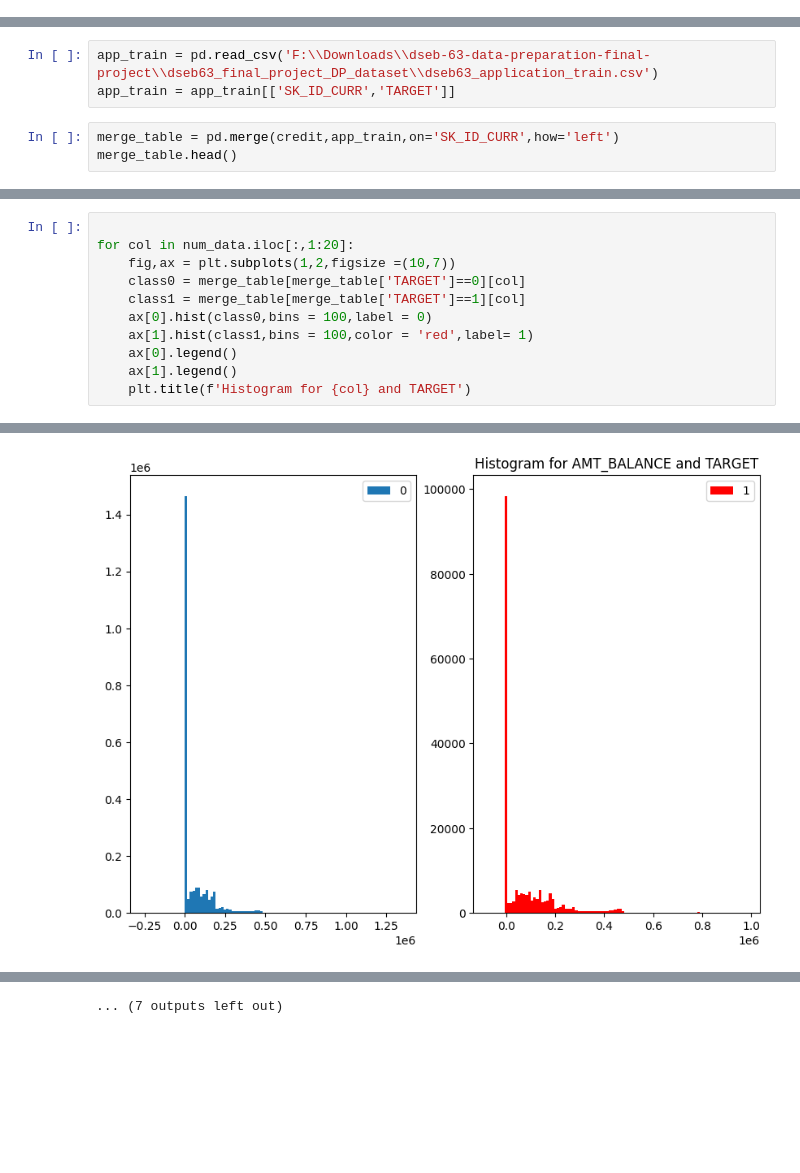
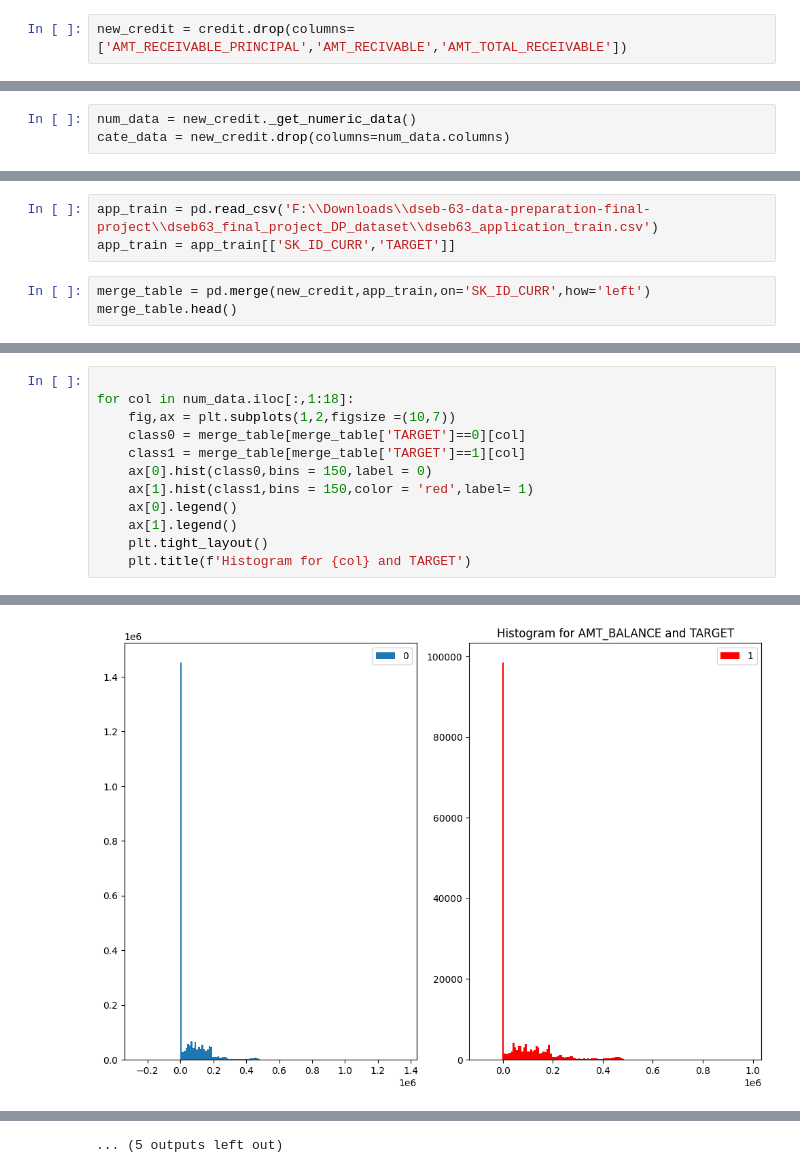
Before and after one commit to dunp7/Home-Default-Credit-Risk, a Jupyter notebook: Cleaning + EDA/Credit Card Balance.ipynb, the cells around one changed output, grey strips where cells are left out. Saved outputs shown, nothing was run; the diff lists cells and outputs as text; blank space fills up the shorter version.

```diff
--- a/Cleaning + EDA/Credit Card Balance.ipynb
+++ b/Cleaning + EDA/Credit Card Balance.ipynb
@@ -205,0 +206,2 @@ plt.show()
+# %%
+new_credit = credit.drop(columns=['AMT_RECEIVABLE_PRINCIPAL','AMT_RECIVABLE','AMT_TOTAL_RECEIVABLE'])
@@ -206,10 +217,13 @@ plt.show()
+# %%
+num_data = new_credit._get_numeric_data()
+cate_data = new_credit.drop(columns=num_data.columns)
 # %% [markdown]
 # EDA External
 # %%
 app_train = pd.read_csv('F:\\Downloads\\dseb-63-data-preparation-final-project\\dseb63_final_project_DP_dataset\\dseb63_application_train.csv')
 app_train = app_train[['SK_ID_CURR','TARGET']]
 # %%
-merge_table = pd.merge(credit,app_train,on='SK_ID_CURR',how='left')
+merge_table = pd.merge(new_credit,app_train,on='SK_ID_CURR',how='left')
 merge_table.head()
 # %% [output]
 |  | SK_ID_PREV | MONTHS_BALANCE | AMT_BALANCE | AMT_CREDIT_LIMIT_ACTUAL | AMT_DRAWINGS_ATM_CURRENT | ... |
@@ -234,13 +247,14 @@ Index(['SK_ID_PREV', 'MONTHS_BALANCE', 'AMT_BALANCE',
       dtype='object')
 # %%
 
-for col in num_data.iloc[:,1:20]:
+for col in num_data.iloc[:,1:18]:
     fig,ax = plt.subplots(1,2,figsize =(10,7))
     class0 = merge_table[merge_table['TARGET']==0][col]
     class1 = merge_table[merge_table['TARGET']==1][col]
-    ax[0].hist(class0,bins = 100,label = 0)
-    ax[1].hist(class1,bins = 100,color = 'red',label= 1)
+    ax[0].hist(class0,bins = 150,label = 0)
+    ax[1].hist(class1,bins = 150,color = 'red',label= 1)
     ax[0].legend()
     ax[1].legend()
+    plt.tight_layout()
     plt.title(f'Histogram for {col} and TARGET')
 # %% [output]
@@ -248 +262 @@ for col in num_data.iloc[:,1:20]:
-[figure, old version]
+[figure, new version]
@@ -259 +273 @@ for col in num_data.iloc[:,1:20]:
-... (7 outputs left out)
+... (5 outputs left out)
```
Also changed, not shown: parts of 7 cells of this notebook, 2 other files.
